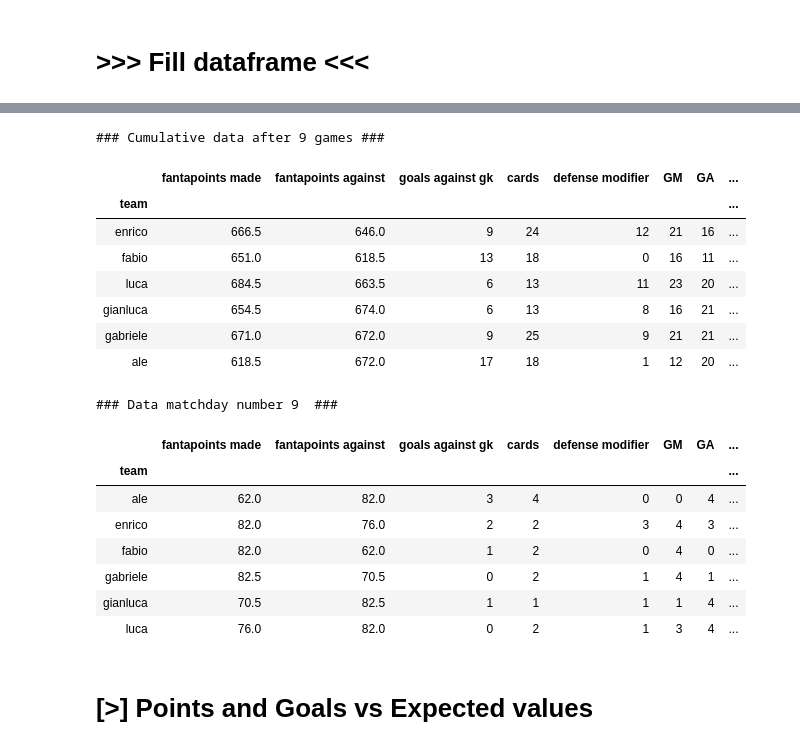
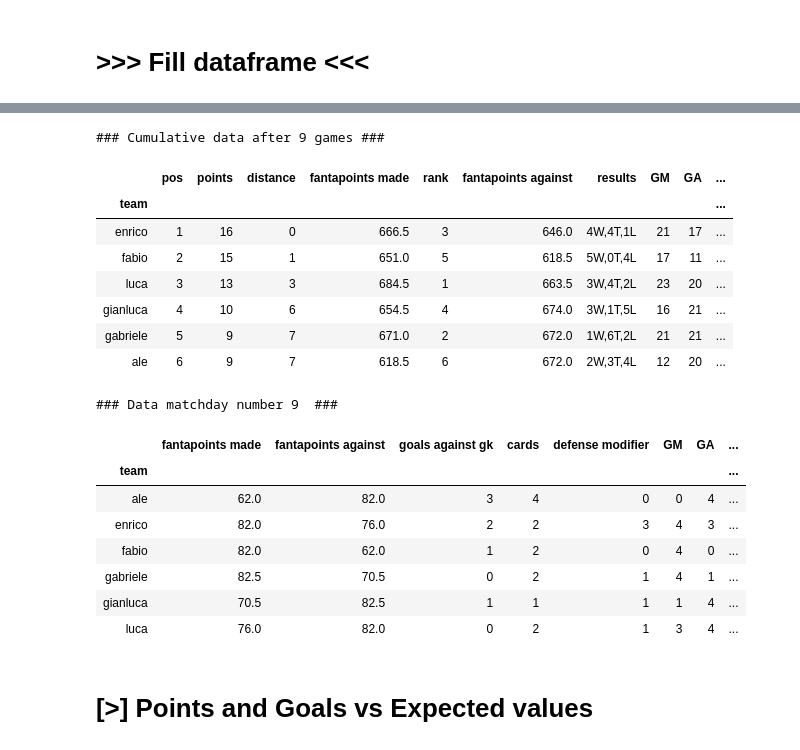
Before and after one commit to matluca/Fantastats, a Jupyter notebook: Fantastats1920.ipynb, the cells around one changed output, grey strips where cells are left out. Drawn from its saved outputs; the diff is of its cells as text; code cells hidden in the pictures.

```diff
--- a/Fantastats1920.ipynb
+++ b/Fantastats1920.ipynb
@@ -213,7 +227,7 @@ Overwriting ale.txt
 # %% [markdown]
 # >>> Fill dataframe <<<
 # %%
-teams=list(Teams.keys())
+teams = list(Teams.keys())
 
 ### Fill dataframe with data #####################################
 df_list = list()
@@ -225,16 +239,17 @@ df_final = reduce(lambda a, b : a.append(b), df_list)
 df_final.index.name = 'Game'
 
 # Adding columns to the dataframe
-df_final['GM'] = df_final.apply(lambda x: get_goal(x['fantapoints made'],x['fantapoints against']), axis=1)
-df_final['GA'] = df_final.apply(lambda x: get_goal(x['fantapoints against'],x['fantapoints made']), axis=1)
-df_final['result'] = df_final.apply(lambda x: result(x['GM'],x['GA']), axis=1)
+df_final['GM'] = df_final.apply(lambda x: get_goal(x['fantapoints made'], x['fantapoints against']), axis=1)
+df_final['GA'] = df_final.apply(lambda x: get_goal(x['fantapoints against'], x['fantapoints made']), axis=1)
+df_final['result'] = df_final.apply(lambda x: result(x['GM'], x['GA']), axis=1)
 df_final['points'] = df_final.apply(lambda x: points(x['result']), axis=1)
-df_final['f_close_games'] = round(df_final.apply(lambda x: points_gaines_diff(x['fantapoints made'],x['fantapoints against'],x['points']), axis=1),3)
-df_final['f_day_average'] = round(df_final.apply(lambda x: points_gained_day(x['GM'],x['points'],x.name), axis=1),3)
-df_final['Luck Index'] = round(df_final['f_close_games'] + df_final['f_day_average'],3)
+df_final['f_close_games'] = round(
+    df_final.apply(lambda x: points_gaines_diff(x['fantapoints made'], x['fantapoints against'],x['points']), axis=1), 3)
+df_final['f_day_average'] = round(df_final.apply(lambda x: points_gained_day(x['GM'],x['points'],x.name), axis=1), 3)
+df_final['Luck Index'] = round(df_final['f_close_games'] + df_final['f_day_average'], 3)
 
 ### Global variables and stats #############################
-games = max(df_final.index)   #total number of matchdays
+games = max(df_final.index)   # Total number of matchdays
 fp_mean = np.mean(df_final['fantapoints made'])
 fp_med = np.median(df_final['fantapoints made'])
 fp_std = np.std(df_final['fantapoints made'])
@@ -247,9 +262,9 @@ print('Fantapoints made:\n average =', fp_mean, '\n median =', fp_med, '\n stand
      )
 
 ### Personal stats #####################################
-personal_average={}
+personal_average = {}
 for team, new_df in df_final.groupby(['team']):
-    personal_average[team]=np.mean(new_df['fantapoints made'])
+    personal_average[team] = np.mean(new_df['fantapoints made'])
 print('\n Personal Averages (Fantapoints):')
 display(personal_average)
 # %% [output]
@@ -356,35 +371,40 @@ Team: Nottingham Forrest Gump ( luca )
 | 9 | 76.0 | 82.0 | 0 | 2 | 1 | 3 | 4 | ... |
 # %%
 ### Total dataframe with sums
-df_total=df_final.groupby(['team']).sum()
+df_total = df_final.groupby(['team']).apply(lambda x: x.sum())
+df_total['results'] = df_total.apply(lambda x: compact_res(x['result']), axis=1)
 
 ### Order by points (and then fantapoints) -> Build classification
 cols = ['points', 'fantapoints made']
 tups = df_total[cols].sort_values(cols, ascending=False).apply(tuple, 1)
 f, i = pd.factorize(tups)
 factorized = pd.Series(f + 1, tups.index)
-df_total['pos']=factorized
+df_total['pos'] = factorized
 
 df_total['rank'] = df_total['fantapoints made'].rank(ascending=False, method='first').astype(int)
 df_total['distance'] = np.max(df_total['points']) - df_total['points']
 print('### Cumulative data after', games, 'games ###')
-display(df_total.sort_values(by=['points', 'fantapoints made'], ascending=False))
+param=['pos', 'points', 'distance', 'fantapoints made', 'rank', 'fantapoints against',
+       'results', 'GM', 'GA', 'goals against gk',
+      'cards', 'defense modifier', 'f_close_games', 'f_day_average', 'Luck Index'
+      ] # Parameters to display
+display(df_total[param].sort_values(by=['points', 'fantapoints made'], ascending=False))
 
 ### Data of the last matchday
 print('\n### Data matchday number', games, ' ###')
-df_last_day=df_final[df_final.index==games]
+df_last_day = df_final[df_final.index==games]
 df_last_day.set_index('team', inplace=True)
 display(df_last_day)
 # %% [output]
 ### Cumulative data after 9 games ###
-|  | fantapoints made | fantapoints against | goals against gk | cards | defense modifier | GM | GA | ... |
-| team |  |  |  |  |  |  |  | ... |
-| enrico | 666.5 | 646.0 | 9 | 24 | 12 | 21 | 16 | ... |
-| fabio | 651.0 | 618.5 | 13 | 18 | 0 | 16 | 11 | ... |
-| luca | 684.5 | 663.5 | 6 | 13 | 11 | 23 | 20 | ... |
-| gianluca | 654.5 | 674.0 | 6 | 13 | 8 | 16 | 21 | ... |
-| gabriele | 671.0 | 672.0 | 9 | 25 | 9 | 21 | 21 | ... |
-| ale | 618.5 | 672.0 | 17 | 18 | 1 | 12 | 20 | ... |
+|  | pos | points | distance | fantapoints made | rank | fantapoints against | results | GM | GA | ... |
+| team |  |  |  |  |  |  |  |  |  | ... |
+| enrico | 1 | 16 | 0 | 666.5 | 3 | 646.0 | 4W,4T,1L | 21 | 17 | ... |
+| fabio | 2 | 15 | 1 | 651.0 | 5 | 618.5 | 5W,0T,4L | 17 | 11 | ... |
+| luca | 3 | 13 | 3 | 684.5 | 1 | 663.5 | 3W,4T,2L | 23 | 20 | ... |
+| gianluca | 4 | 10 | 6 | 654.5 | 4 | 674.0 | 3W,1T,5L | 16 | 21 | ... |
+| gabriele | 5 | 9 | 7 | 671.0 | 2 | 672.0 | 1W,6T,2L | 21 | 21 | ... |
+| ale | 6 | 9 | 7 | 618.5 | 6 | 672.0 | 2W,3T,4L | 12 | 20 | ... |
 ### Data matchday number 9  ###
 |  | fantapoints made | fantapoints against | goals against gk | cards | defense modifier | GM | GA | ... |
 | team |  |  |  |  |  |  |  | ... |
```
Also changed, not shown: parts of 10 cells of this notebook.
